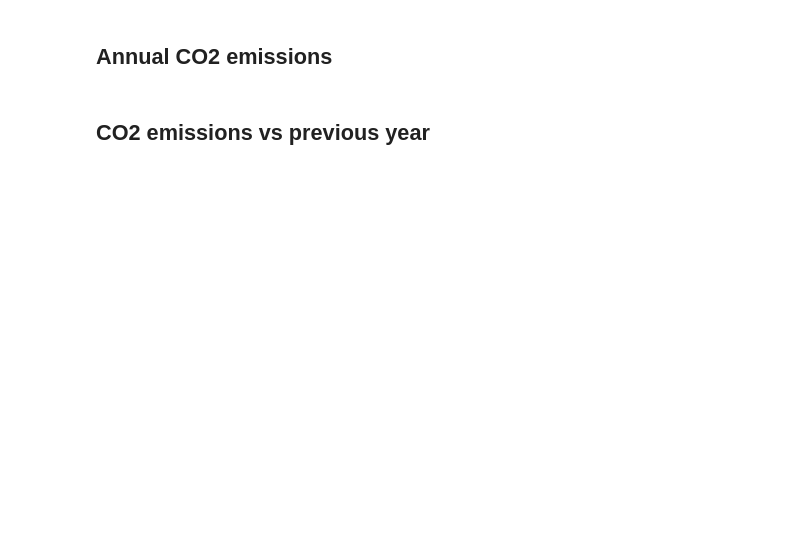
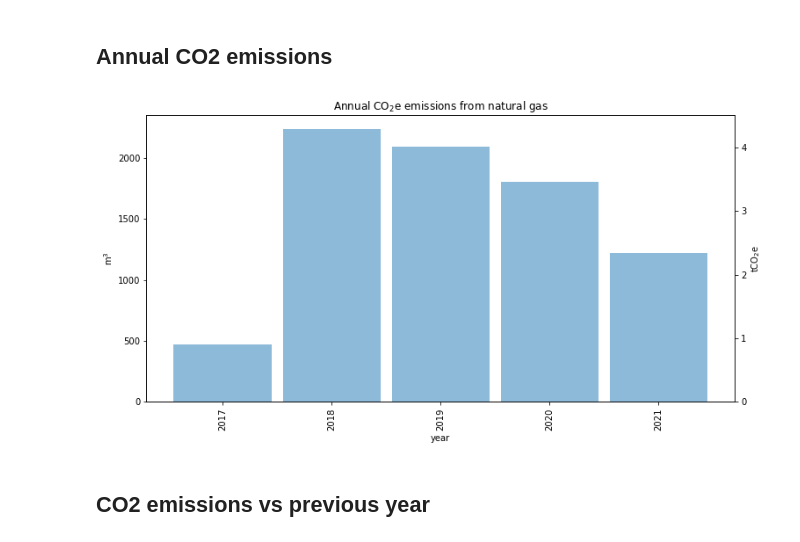
Before and after one commit to ryanfobel/utility-bill-scraper, a Jupyter notebook: notebooks/canada/on/kitchener_utilities.ipynb, the cells around one changed output. Saved outputs shown, nothing was run; the diff lists cells and outputs as text; code cells hidden in the pictures; blank space fills up the shorter version.

```diff
--- a/notebooks/canada/on/kitchener_utilities.ipynb
+++ b/notebooks/canada/on/kitchener_utilities.ipynb
@@ -110,25 +109,21 @@ plt.savefig(
 # %%
 from utility_bill_scraper import GAS_KGCO2_PER_CUBIC_METER
 
 df["kgCO2"] = df["Gas Consumption"] * GAS_KGCO2_PER_CUBIC_METER
 df["year"] = [int(x[0:4]) for x in df.index]
 df["month"] = [int(x[5:7]) for x in df.index]
 
-plt.figure()
+plt.figure(figsize=(12, 6))
 df.groupby("year").sum()["Gas Consumption"].plot.bar(width=bin_width, alpha=alpha)
 plt.ylabel("m$^3$")
 ylim = plt.ylim()
 ax = plt.gca()
 ax2 = ax.twinx()
 plt.ylabel("tCO$_2$e")
 plt.ylim([GAS_KGCO2_PER_CUBIC_METER * y / 1e3 for y in ylim])
-plt.title("Annual CO$_2$e emissions from natural gas")
-plt.savefig(
-    os.path.join("images", "annual_co2_emissions_natural_gas.png"),
-    bbox_inches=bbox_inches,
-    transparent=transparent,
-    facecolor=facecolor,
-)
+plt.title("Annual CO$_2$e emissions from natural gas");
+# %% [output]
+[figure, added]
 # %% [markdown]
 ## CO2 emissions vs previous year
 # %%
```
Also changed, not shown: parts of 4 cells of this notebook, 2 other files.
